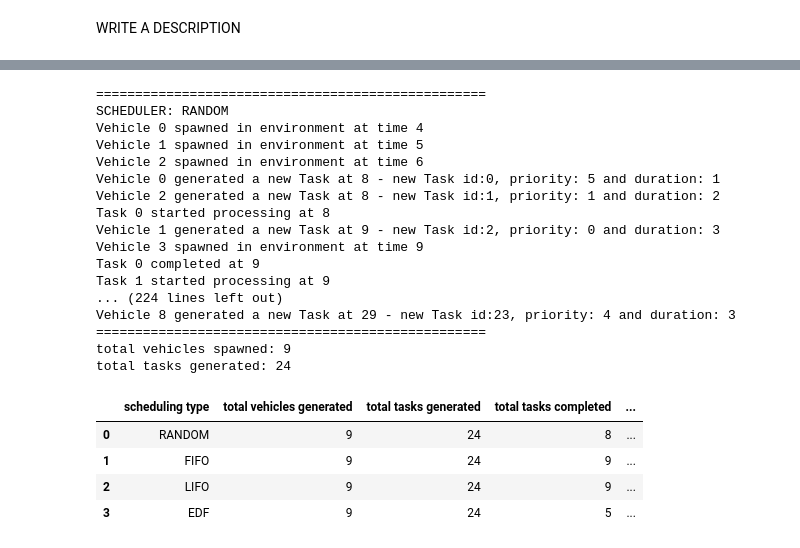
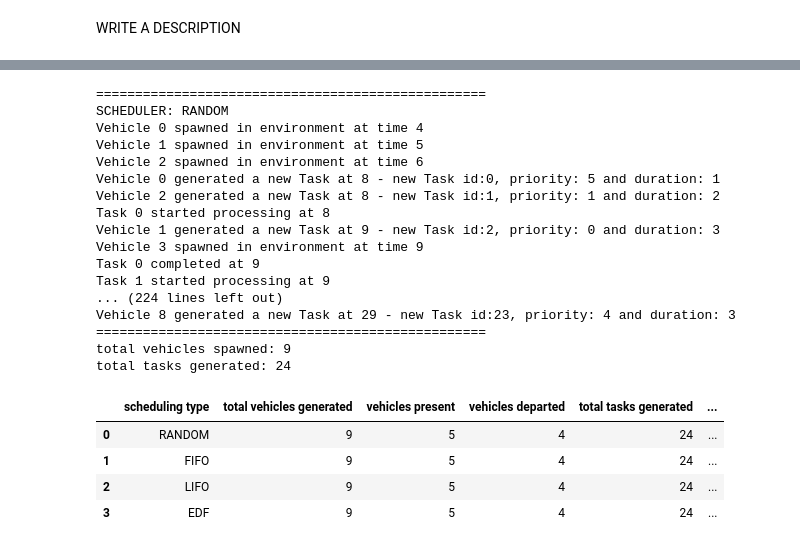
Before and after one commit to ank-ai/virtual_edge, a Jupyter notebook: code/SimPy/(4)newSchedulerSimpy.ipynb, the cells around one changed output, grey strips where cells are left out. Cells and saved outputs as stored; diff of their text form; code cells hidden in the pictures.

```diff
--- a/code/SimPy/(4)newSchedulerSimpy.ipynb
+++ b/code/SimPy/(4)newSchedulerSimpy.ipynb
@@ -206,18 +188,21 @@ class Vehicle:
 # %%
 class VehicleGenerator:
 
-    def __init__(self, lambda_vehicles, lambda_tasks, lambda_dwell_time, environment, scheduler):
+    def __init__(self, lambda_vehicles, lambda_tasks, lambda_dwell_time, environment, scheduler, generate):
 
         self.lambda_vehicles = lambda_vehicles
         self.lambda_tasks = lambda_tasks
         self.lambda_dwell_time = lambda_dwell_time
         self.environment = environment
         self.scheduler = scheduler
+        self.generate = generate
 
         self.vehicles = []
         self.vehicles_present = []
         self.vehicles_departed = []
-        self.environment.process(self.generateVehicles(self.environment))
+
+        if self.generate:
+            self.environment.process(self.generateVehicles(self.environment))
 
     def tasks_generated(self):
         counter = 0
@@ -227,6 +212,8 @@ class VehicleGenerator:
 
     def mean_tasks_completed_per_vehicle(self):
         sum = 0
+        if len(self.vehicles) == 0: return 0
+
         for v in self.vehicles:
             if len(v.assigned_tasks) != 0:
                 sum += len(v.completed_tasks)/len(v.assigned_tasks)
@@ -346,34 +311,30 @@ def run_sim(sim_seed, scheduling_type, poisson_vehicles, poisson_tasks, poisson_
-# %%
-poisson_vehicles = 3          # expected time interval per vehicle spawn
-poisson_tasks = 5             # expected time interval per task generation
-poisson_dwell_time = 15       # expected time spent at intersection
-end_time = 30
-run_sim(42, scheduling_type, poisson_vehicles, poisson_tasks, poisson_dwell_time, end_time)
-display(simulation_data)
-#display(processing_time)
-# %% [output]
-==================================================
-SCHEDULER: RANDOM
-Vehicle 0 spawned in environment at time 4
-Vehicle 1 spawned in environment at time 5
-Vehicle 2 spawned in environment at time 6
-Vehicle 0 generated a new Task at 8 - new Task id:0, priority: 5 and duration: 1
-Vehicle 2 generated a new Task at 8 - new Task id:1, priority: 1 and duration: 2
-Task 0 started processing at 8
-Vehicle 1 generated a new Task at 9 - new Task id:2, priority: 0 and duration: 3
-Vehicle 3 spawned in environment at time 9
-Task 0 completed at 9
-Task 1 started processing at 9
-... (224 lines left out)
-Vehicle 8 generated a new Task at 29 - new Task id:23, priority: 4 and duration: 3
-==================================================
-total vehicles spawned: 9
-total tasks generated: 24
-|  | scheduling type | total vehicles generated | total tasks generated | total tasks completed | ... |
-| 0 | RANDOM | 9 | 24 | 8 | ... |
-| 1 | FIFO | 9 | 24 | 9 | ... |
-| 2 | LIFO | 9 | 24 | 9 | ... |
-| 3 | EDF | 9 | 24 | 5 | ... |
+# %%
+run_sim(sim_seed = 42, scheduling_type = ['RANDOM', 'FIFO', 'LIFO', 'EDF'], poisson_vehicles = 3, poisson_tasks = 5, poisson_dwell_time = 15, sim_end_time = 30, generate = True)
+display(simulation_data)
+#display(processing_time)
+# %% [output]
+==================================================
+SCHEDULER: RANDOM
+Vehicle 0 spawned in environment at time 4
+Vehicle 1 spawned in environment at time 5
+Vehicle 2 spawned in environment at time 6
+Vehicle 0 generated a new Task at 8 - new Task id:0, priority: 5 and duration: 1
+Vehicle 2 generated a new Task at 8 - new Task id:1, priority: 1 and duration: 2
+Task 0 started processing at 8
+Vehicle 1 generated a new Task at 9 - new Task id:2, priority: 0 and duration: 3
+Vehicle 3 spawned in environment at time 9
+Task 0 completed at 9
+Task 1 started processing at 9
+... (224 lines left out)
+Vehicle 8 generated a new Task at 29 - new Task id:23, priority: 4 and duration: 3
+==================================================
+total vehicles spawned: 9
+total tasks generated: 24
+|  | scheduling type | total vehicles generated | vehicles present | vehicles departed | total tasks generated | ... |
+| 0 | RANDOM | 9 | 5 | 4 | 24 | ... |
+| 1 | FIFO | 9 | 5 | 4 | 24 | ... |
+| 2 | LIFO | 9 | 5 | 4 | 24 | ... |
+| 3 | EDF | 9 | 5 | 4 | 24 | ... |
 # %%
 # Create subplots
 fig, axes = plt.subplots(2, 2, figsize=(18, 12))
```
Also changed, not shown: parts of 3 cells of this notebook.
